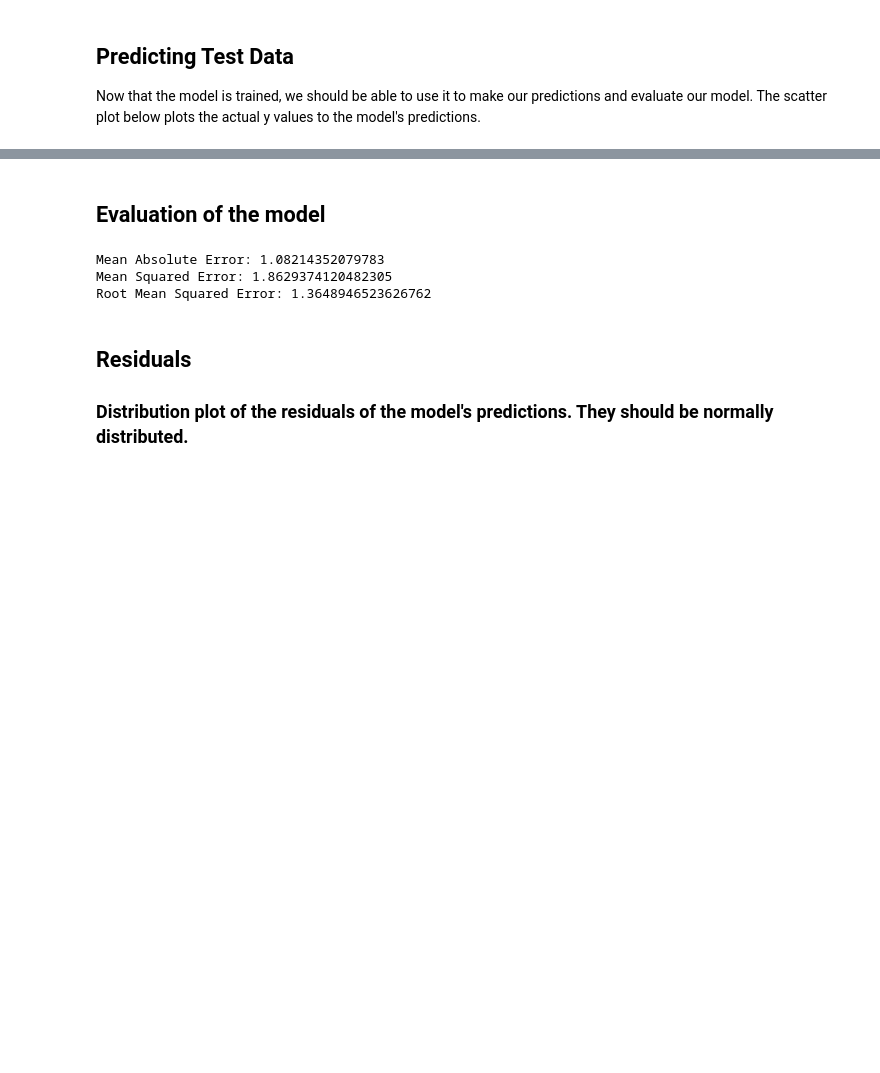
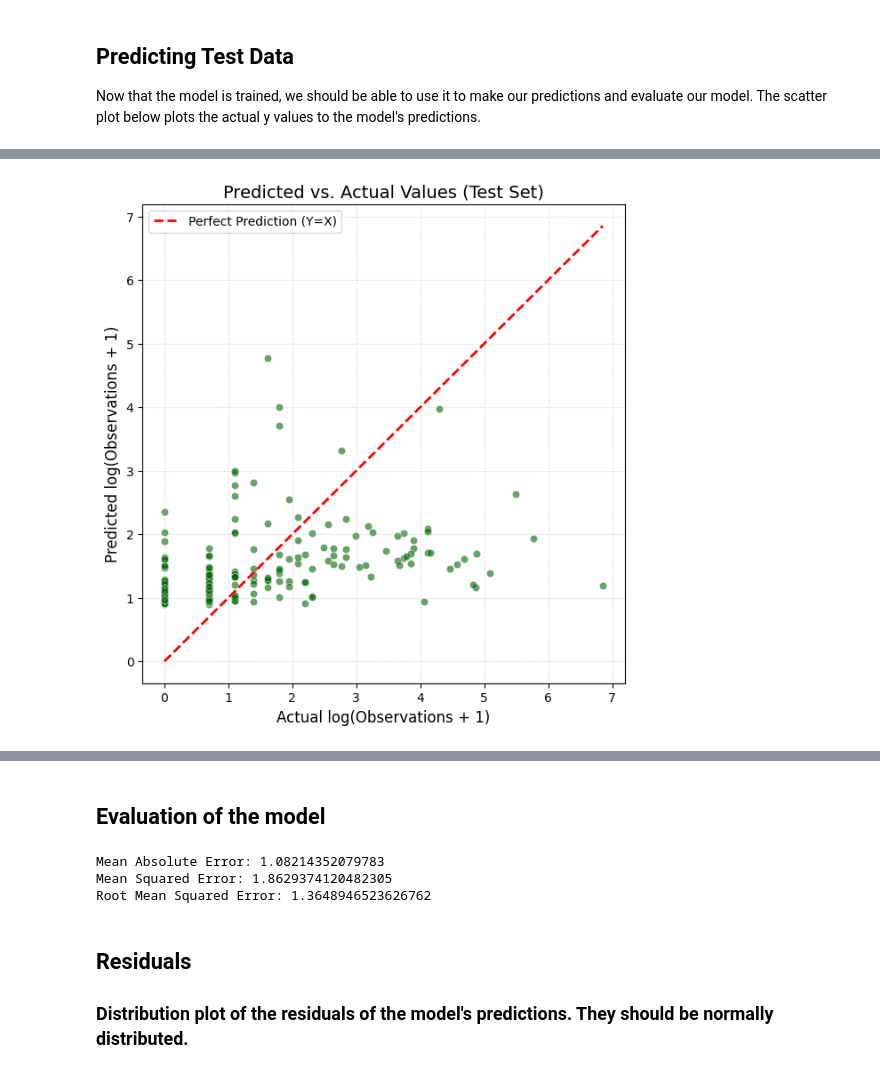
Before and after one commit to zahrafarook/participatory_methods_and_citizen_science, a Jupyter notebook: Spatial Analyis/Correlation and Linear Regression _ Colombo.ipynb, the cells around one changed output, grey strips where cells are left out. Cells and saved outputs as stored; diff of their text form; code cells hidden in the pictures; blank space fills up the shorter version.

```diff
--- a/Spatial Analyis/Correlation and Linear Regression _ Colombo.ipynb
+++ b/Spatial Analyis/Correlation and Linear Regression _ Colombo.ipynb
@@ -372,0 +402,19 @@ plt.show() # Added show() to display the plot
+# %%
+plt.figure(figsize=(7, 7))
+sns.scatterplot(x=y_test, y=predictions, color='darkgreen', alpha=0.6)
+
+# Add  45-degree reference line (Y = X)
+min_val = min(y_test.min(), predictions.min())
+max_val = max(y_test.max(), predictions.max())
+
+# Plot the line from the min to max values
+plt.plot([min_val, max_val], [min_val, max_val], color='red', linestyle='--', linewidth=2, label='Perfect Prediction (Y=X)')
+
+plt.title('Predicted vs. Actual Values (Test Set)', fontsize=14)
+plt.xlabel('Actual log(Observations + 1)', fontsize=12)
+plt.ylabel('Predicted log(Observations + 1)', fontsize=12)
+plt.legend()
+plt.grid(True, linestyle=':', alpha=0.6)
+plt.show()
+# %% [output]
+[figure, added]
```
Also changed, not shown: parts of 79 cells of this notebook, 1 other file.
